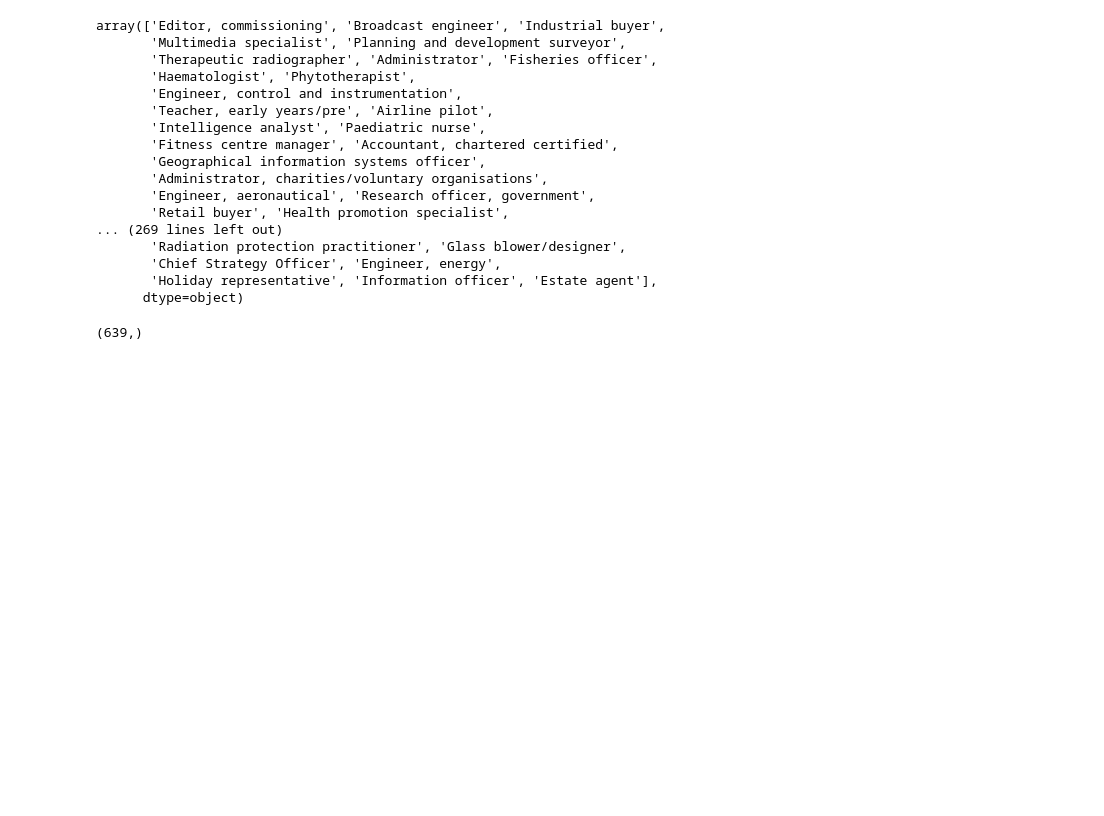
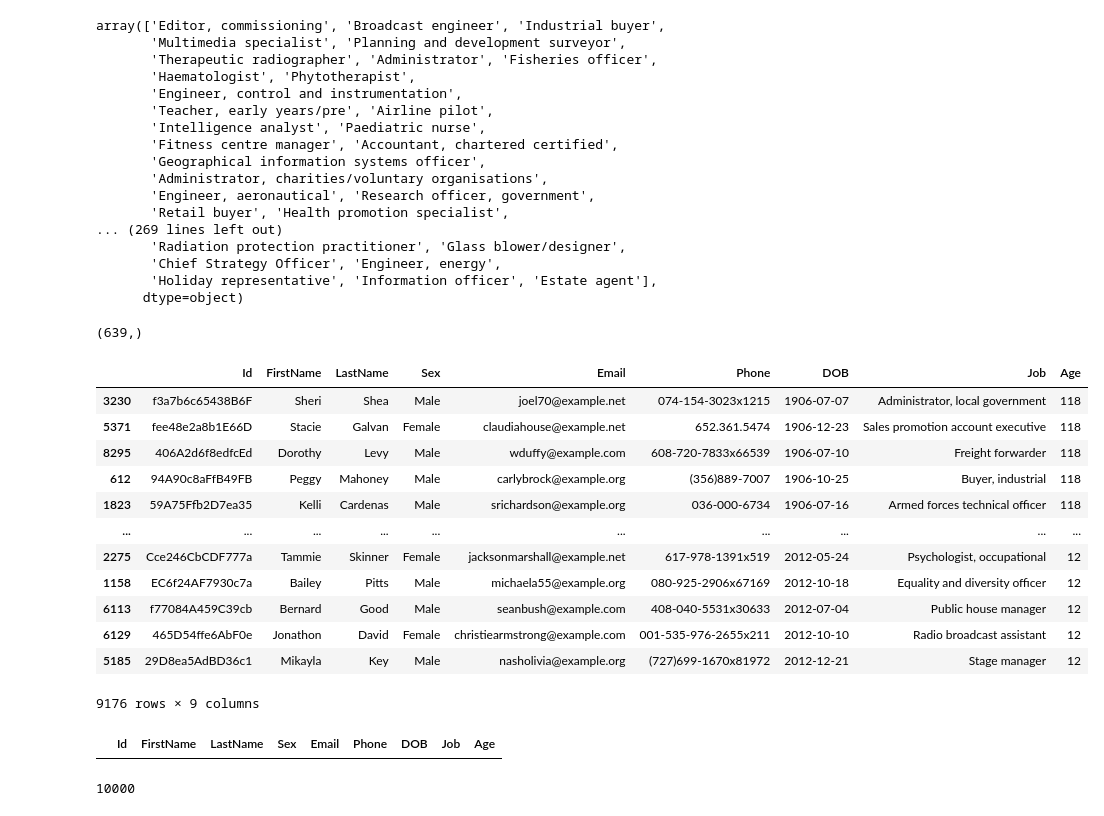
Before and after one commit to vimalmenon/learn-pandas-and-numpy, a Jupyter notebook: 03-data.ipynb, the cells around one changed output. Drawn from its saved outputs; the diff is of its cells as text; code cells hidden in the pictures; blank space fills up the shorter version.

```diff
--- a/03-data.ipynb
+++ b/03-data.ipynb
@@ -452,3 +452,27 @@ array(['Editor, commissioning', 'Broadcast engineer', 'Industrial buyer',
 df_new_header.Job.unique().shape
 # %% [output]
 (639,)
+# %%
+df_new_header[df_new_header.Age > 11].sort_values(by="Age", ascending=False)
+# %% [output]
+|  | Id | FirstName | LastName | Sex | Email | Phone | DOB | Job | Age |
+| 3230 | f3a7b6c65438B6F | Sheri | Shea | Male | joel70@example.net | 074-154-3023x1215 | 1906-07-07 | Administrator, local government | 118 |
+| 5371 | fee48e2a8b1E66D | Stacie | Galvan | Female | claudiahouse@example.net | 652.361.5474 | 1906-12-23 | Sales promotion account executive | 118 |
+| 8295 | 406A2d6f8edfcEd | Dorothy | Levy | Male | wduffy@example.com | 608-720-7833x66539 | 1906-07-10 | Freight forwarder | 118 |
+| 612 | 94A90c8aFfB49FB | Peggy | Mahoney | Male | carlybrock@example.org | (356)889-7007 | 1906-10-25 | Buyer, industrial | 118 |
+| 1823 | 59A75Ffb2D7ea35 | Kelli | Cardenas | Male | srichardson@example.org | 036-000-6734 | 1906-07-16 | Armed forces technical officer | 118 |
+| ... | ... | ... | ... | ... | ... | ... | ... | ... | ... |
+| 2275 | Cce246CbCDF777a | Tammie | Skinner | Female | jacksonmarshall@example.net | 617-978-1391x519 | 2012-05-24 | Psychologist, occupational | 12 |
+| 1158 | EC6f24AF7930c7a | Bailey | Pitts | Male | michaela55@example.org | 080-925-2906x67169 | 2012-10-18 | Equality and diversity officer | 12 |
+| 6113 | f77084A459C39cb | Bernard | Good | Male | seanbush@example.com | 408-040-5531x30633 | 2012-07-04 | Public house manager | 12 |
+| 6129 | 465D54ffe6AbF0e | Jonathon | David | Female | christiearmstrong@example.com | 001-535-976-2655x211 | 2012-10-10 | Radio broadcast assistant | 12 |
+| 5185 | 29D8ea5AdBD36c1 | Mikayla | Key | Male | nasholivia@example.org | (727)699-1670x81972 | 2012-12-21 | Stage manager | 12 |
+9176 rows × 9 columns
+# %%
+df_new_header[~df_new_header.Email.str.contains("example")]
+# %% [output]
+|  | Id | FirstName | LastName | Sex | Email | Phone | DOB | Job | Age |
+# %%
+df_new_header.Email.str.contains("example").sum()
+# %% [output]
+10000
```
Also changed, not shown: parts of 3 cells of this notebook, 3 other files.
